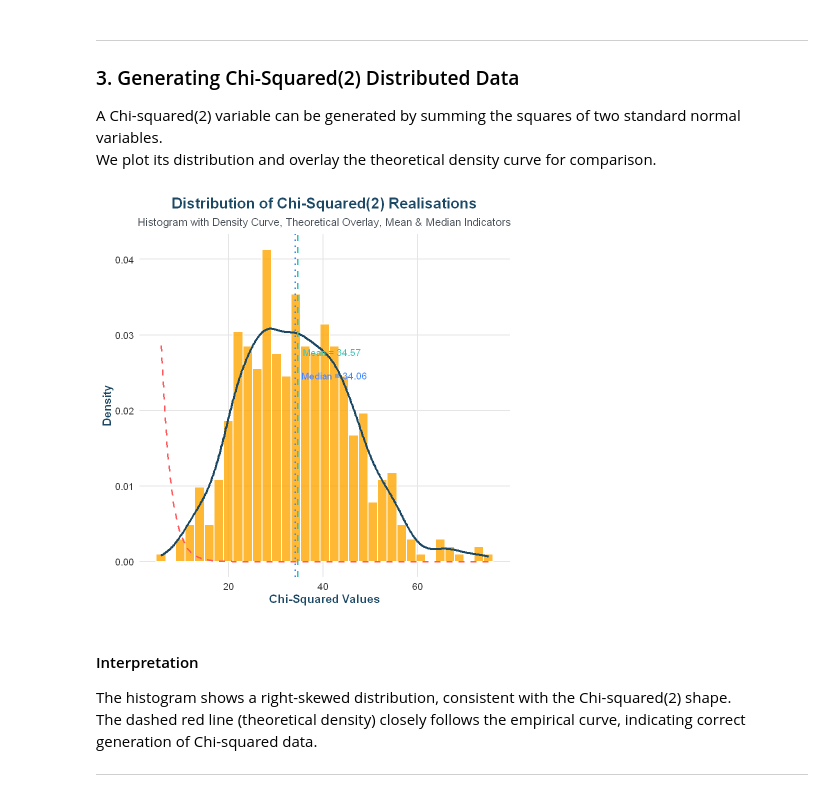
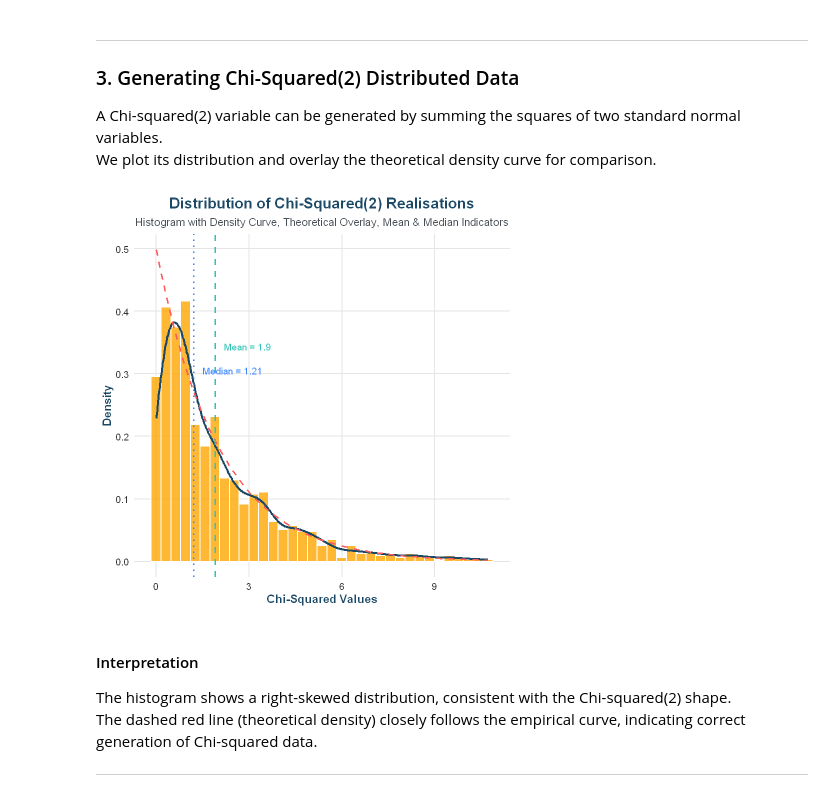
Before and after one commit to Kanishka-sharma/Statistical-Analysis-Using-R, a Jupyter notebook: StatisticalAnalysisUsingR.ipynb, the cells around one changed output. Drawn from its saved outputs; the diff is of its cells as text; code cells hidden in the pictures.

```diff
--- a/StatisticalAnalysisUsingR.ipynb
+++ b/StatisticalAnalysisUsingR.ipynb
@@ -115,8 +115,21 @@ This demonstrates the reversibility of the log-normal transformation.
 A Chi-squared(2) variable can be generated by summing the squares of two standard normal variables.
 We plot its distribution and overlay the theoretical density curve for comparison.
 # %%
-# Assuming 'chisquare' is already defined
-ggplot(data.frame(chisquare), aes(x = chisquare)) +
+# Generate two independent standard normal variables
+norm1 <- rnorm(1000)
+norm2 <- rnorm(1000)
+
+# Create Chi-Squared(2) data
+chisquare <- norm1^2 + norm2^2
+
+# Convert to data frame
+df <- data.frame(chisquare)
+
+# Compute density once for annotation scaling
+dens <- density(chisquare)
+
+# Plot
+ggplot(df, aes(x = chisquare)) +
   # Histogram with density overlay
   geom_histogram(aes(y = ..density..),
                  bins = 35,
@@ -124,46 +137,46 @@ ggplot(data.frame(chisquare), aes(x = chisquare)) +
                  color = "white",
                  alpha = 0.8) +
   # Smooth density curve
-  geom_density(color = "#1b4965", size = 1.2, linetype = "solid") +
+  geom_density(color = "#1b4965", size = 1.2) +
   # Theoretical Chi-Square(2) density overlay
   stat_function(fun = dchisq, args = list(df = 2),
                 color = "#ff595e", size = 1, linetype = "dashed") +
   # Mean and median reference lines
   geom_vline(aes(xintercept = mean(chisquare)),
              color = "#2ec4b6", linetype = "dashed", size = 1) +
   geom_vline(aes(xintercept = median(chisquare)),
              color = "#3a86ff", linetype = "dotted", size = 1) +
-  # Annotate mean and median
+  # Annotate mean and median (dynamic placement)
   annotate("text",
-           x = mean(chisquare),
-           y = 0.9 * max(density(chisquare)$y),
+           x = mean(chisquare) + 0.3,
+           y = 0.9 * max(dens$y),
            label = paste0("Mean = ", round(mean(chisquare), 2)),
-           color = "#2ec4b6", hjust = -0.1, size = 4) +
+           color = "#2ec4b6", hjust = 0, size = 4) +
   annotate("text",
-           x = median(chisquare),
-           y = 0.8 * max(density(chisquare)$y),
+           x = median(chisquare) + 0.3,
+           y = 0.8 * max(dens$y),
            label = paste0("Median = ", round(median(chisquare), 2)),
-           color = "#3a86ff", hjust = -0.1, size = 4) +
+           color = "#3a86ff", hjust = 0, size = 4) +
   # Labels and theme
   labs(
     title = "Distribution of Chi-Squared(2) Realisations",
     subtitle = "Histogram with Density Curve, Theoretical Overlay, Mean & Median Indicators",
     x = "Chi-Squared Values",
     y = "Density"
   ) +
+  # Let ggplot handle the scale automatically (no manual coord_cartesian)
   scale_x_continuous(labels = scales::comma) +
   theme_minimal(base_size = 14) +
   theme(
     plot.title = element_text(face = "bold", size = 18, hjust = 0.5, color = "#1b4965"),
     plot.subtitle = element_text(size = 13, hjust = 0.5, color = "#495057"),
-    plot.caption = element_text(size = 10, color = "gray50", hjust = 1),
+    axis.title = element_text(face = "bold", color = "#1b4965"),
+    axis.text = element_text(color = "#333333"),
     panel.grid.major = element_line(color = "gray90"),
-    panel.grid.minor = element_blank(),
-    axis.title = element_text(face = "bold", color = "#1b4965"),
-    axis.text = element_text(color = "#333333")
+    panel.grid.minor = element_blank()
   )
 # %% [output]
-[figure, old version]
+[figure, new version]
 # %% [markdown]
 #### Interpretation
 The histogram shows a right-skewed distribution, consistent with the Chi-squared(2) shape.
```
Also changed, not shown: parts of 1 cell of this notebook, 1 other file.
